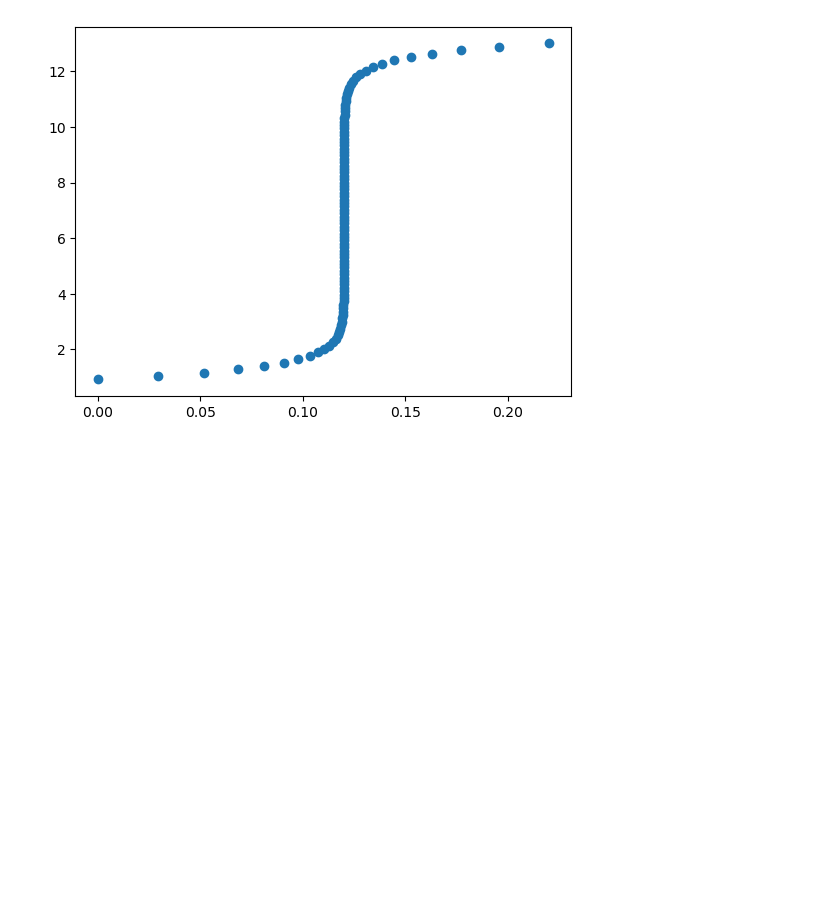
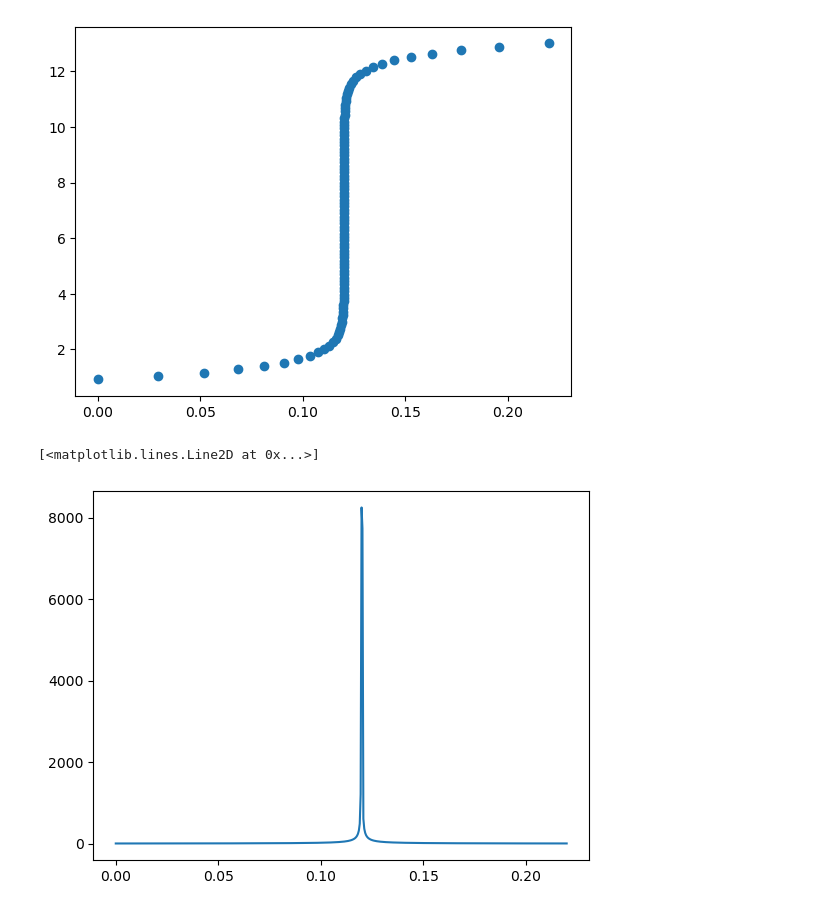
Before and after one commit to blinkletter/3530Biochem, a Jupyter notebook: TitrationAgain.ipynb, the cells around one changed output. Saved outputs shown, nothing was run; the diff lists cells and outputs as text; code cells hidden in the pictures; blank space fills up the shorter version.

```diff
--- a/TitrationAgain.ipynb
+++ b/TitrationAgain.ipynb
@@ -110,3 +118,40 @@ plt.plot(x,y,"o")
 # %% [output]
 [<matplotlib.lines.Line2D at 0x...>]
 [figure]
+# %%
+from scipy.interpolate import InterpolatedUnivariateSpline
+
+
+pH = 0.9208  ## The initial pH of our sample as determined above
+Kw = 1E-14
+
+pH_list = np.linspace(pH, 13, 100)   # a list of 100 pH values starting at initial pH
+H_list = 10**(-pH_list)              # a list of [H] values calculted from the pH list
+
+Init_H = 10**-pH                     # the amount of HCl added defined the pH
+
+Bt = Kw/H_list + (Init_H - H_list)
+
+
+y=pH_list
+x=Bt
+
+f2 = InterpolatedUnivariateSpline(x, y)
+
+x1 = np.linspace(np.min(x),np.max(x),500)
+y1 = f2(x1)
+
+der = []
+for i in range(len(y)):
+
+    h = 1e-4
+    der.append( ( f2(x[i]+h)-f2(x[i]-h) )/(2*h) )
+der = np.array(der)
+
+
+
+der = np.gradient( y1, x1 )
+plt.plot(x1,der,"-")
+# %% [output]
+[<matplotlib.lines.Line2D at 0x...>]
+[figure, added]
```
Also changed, not shown: parts of 4 cells of this notebook, 2 other files.
